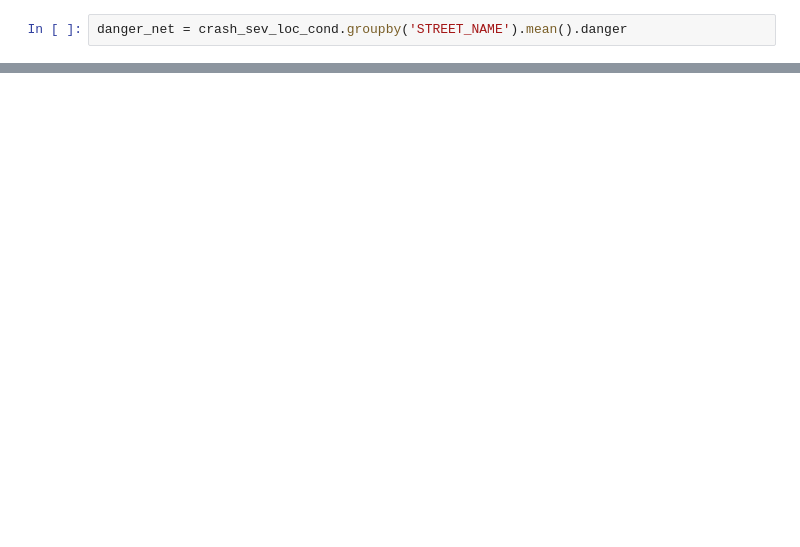
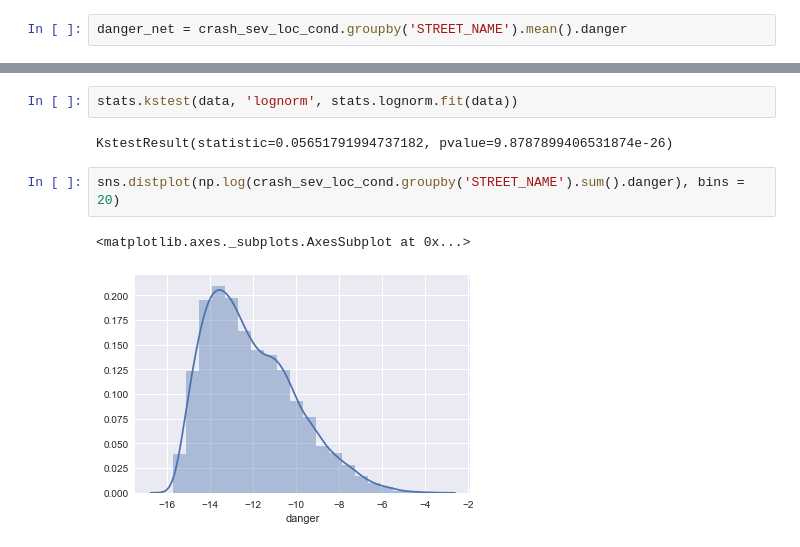
Before and after one commit to amgupta4/Springboard, a Jupyter notebook: Capstone 1 Inferential Statistics.ipynb, the cells around one changed output, grey strips where cells are left out. Cells and saved outputs as stored; diff of their text form; blank space fills up the shorter version.

Commit message:
Study of appropriate distributions and example statistical significance test

```diff
--- a/Capstone 1 Inferential Statistics.ipynb
+++ b/Capstone 1 Inferential Statistics.ipynb
@@ -281,0 +325,9 @@ plt.xscale('log')
+# %%
+stats.kstest(data, 'lognorm', stats.lognorm.fit(data))
+# %% [output]
+KstestResult(statistic=0.05651791994737182, pvalue=9.8787899406531874e-26)
+# %%
+sns.distplot(np.log(crash_sev_loc_cond.groupby('STREET_NAME').sum().danger), bins = 20)
+# %% [output]
+<matplotlib.axes._subplots.AxesSubplot at 0x...>
+[figure, added]
```
Also changed, not shown: parts of 31 cells of this notebook.
